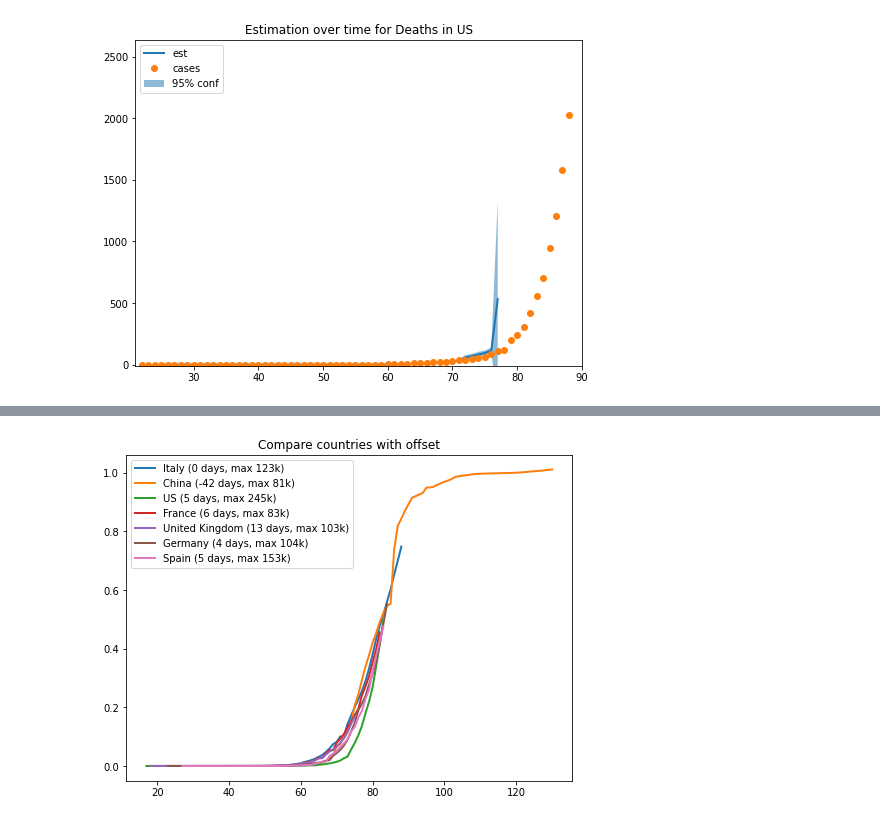
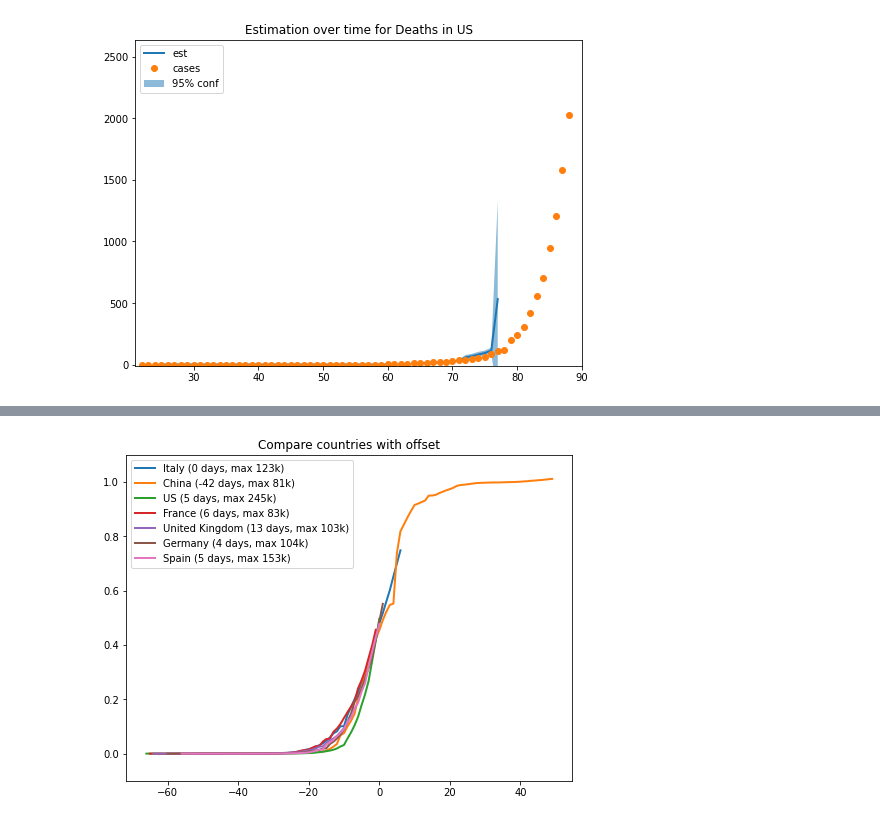
Before and after one commit to fmossott/COVID19-US, a Jupyter notebook: pyscript/curveFit.ipynb, the cells around one changed output, grey strips where cells are left out. Drawn from its saved outputs; the diff is of its cells as text; code cells hidden in the pictures.

```diff
--- a/pyscript/curveFit.ipynb
+++ b/pyscript/curveFit.ipynb
@@ -30,5 +37,5 @@ def sigmoid(x, x0, xf, yM):
 # %%
-def countryData(country, metric='Confirmed'):
+def regionData(country, metric='Confirmed'):
     cdata = ts[(ts['Country/Region']==country)]
     x = cdata.day.values
     y = cdata[metric].values
@@ -95,17 +120,4 @@ def estPlot(country, metric='Confirmed'):
     plt.legend(loc='upper left')
 
     plt.show()
-# %%
-def estimate(country):
-    x,y=countryData(country)
-
-    try:
-        p0 = [(x.max()+x.min())/2, 1, y.max()]
-        popt, pcov = curve_fit(sigmoid, x, y, p0=p0)
-        perr = np.sqrt(np.diag(pcov))
-    except:
-        popt = np.array([np.nan,np.nan,np.nan])
-        perr = popt
-
-    return popt, perr
 # %%
@@ -117,3 +129,27 @@ def allPlots(country):
+# %%
+cRef,cRefErr = estimate('Italy')
+# %%
+def plotRegions(regions, metric='Confirmed'):
+    try:
+        plt.figure(1, figsize=(8, 6))
+        plt.clf()
+        plt.title('Compare countries with offset')
+
+        for c in regions:
+            try:
+                pcov, perr = estimate(c)
+                delay=int(pcov[0]-cRef[0])
+                yM=pcov[1]
+                x,y=regionData(c, metric)
+                plt.plot(x-int(pcov[0]), y/yM, linewidth=2.0, label=c+ ' (' +str(delay)+ ' days, max '+str(int(yM/1000))+'k)')
+            except:
+                print('No fit for '+metric+' in '+c)
+
+        plt.ylim(-0.1, 1.1)
+        plt.legend(loc='upper left')
+        plt.show()
+    except:
+        print('No fit for '+metric+' in '+c)
 # %%
 allPlots('Italy')
 # %% [output]
@@ -182,4 +209,4 @@ def plotCountries(countries, metric='Confirmed'):
 # %%
-plotCountries(['Italy','China','US','France','United Kingdom','Germany','Spain'])
+plotRegions(['Italy','China','US','France','United Kingdom','Germany','Spain'])
 # %% [output]
-[figure, old version]
+[figure, new version]
```
Also changed, not shown: parts of 11 cells of this notebook.
